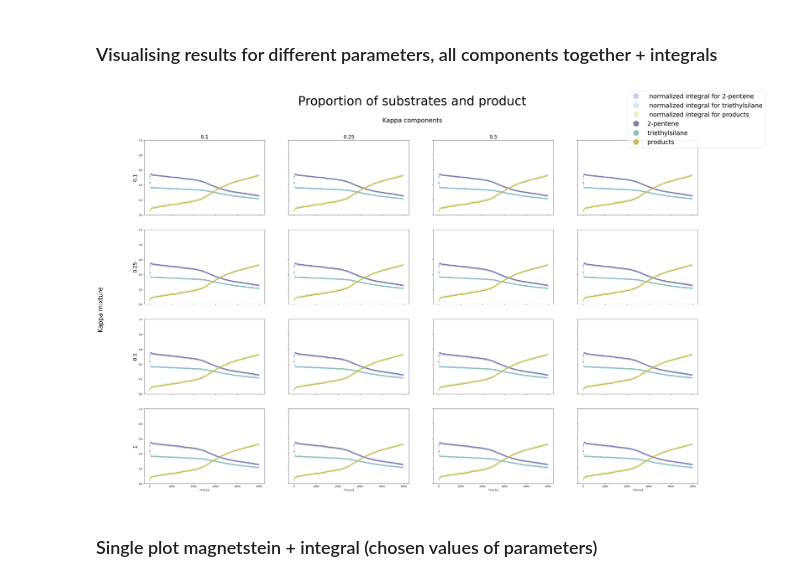
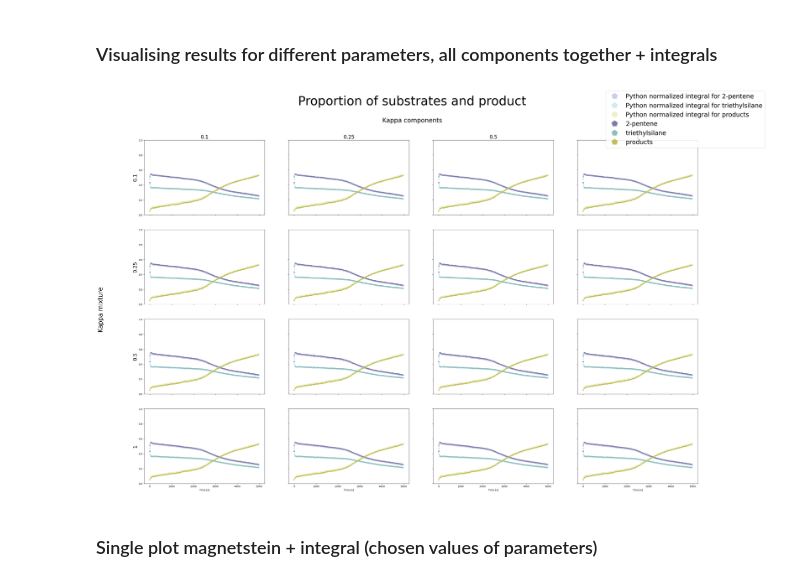
Before and after one commit to BDomzal/magnetstein_x_chemical_reactions, a Jupyter notebook: notebooks/visualisation.ipynb, the cells around one changed output. Drawn from its saved outputs; the diff is of its cells as text; code cells hidden in the pictures.

Commit message:
Corrected mistake in the name of a figure

```diff
--- a/notebooks/visualisation.ipynb
+++ b/notebooks/visualisation.ipynb
@@ -336,7 +336,7 @@ fig.legend(handles, labels, loc='upper right', prop={'size': 25}, markerscale=5)
 # colors_list = ['#1f77b4', '#ff7f0e', '#2ca02c', '#d62728', '#9467bd', '#8c564b', '#e377c2',
 #              '#7f7f7f', '#bcbd22', '#17becf']
 
-python_or_mnova = ''
+python_or_mnova = 'Python'
 if python_or_mnova == 'Python':
     integrals_proportions = mnova_integrals_proportions
     time_range_integrals = time_range_integrals_mnova
@@ -369,34 +369,34 @@ for i, ax in enumerate(axs):
 
 #         except AttributeError:
 #             axx.plot(0,0)
 
 cols = [str(kappa_th) for kappa_th in all_kappas_th]
 rows = [str(kappa) for kappa in all_kappas]
 
 for ax, col in zip(axs[0], cols):
     ax.set_title(col, size=20)
     ax.set_ylim(0,1)
 
 for ax, col in zip(axs[-1], cols):
     ax.set_xlabel('Time [s]', size=10)
 
 for ax, row in zip(axs[:,0], rows):
     ax.set_ylabel(row, rotation=90, size=20)
 handles, labels = ax.get_legend_handles_labels()
 
 legend = fig.legend(handles, labels, loc='upper right', prop={'size': 25}, markerscale=5)
 
 # for lh in legend.legendHandles[i+1:]:
 #     lh.set_alpha(0.5)
 
 # plt.ylim(0,0.4)
 
 # fig.savefig(results_paths[experiment_name] +
 #                                         'comparison_for_different_kappas_components_separately_plus_integrals_' +
 #                                         python_or_mnova +
 #                                         '.png')
 # %% [output]
-[figure, old version]
+[figure, new version]
 # %% [markdown]
 ### Single plot magnetstein + integral (chosen values of parameters)
 # %%
```
Also changed, not shown: 2 other files.
